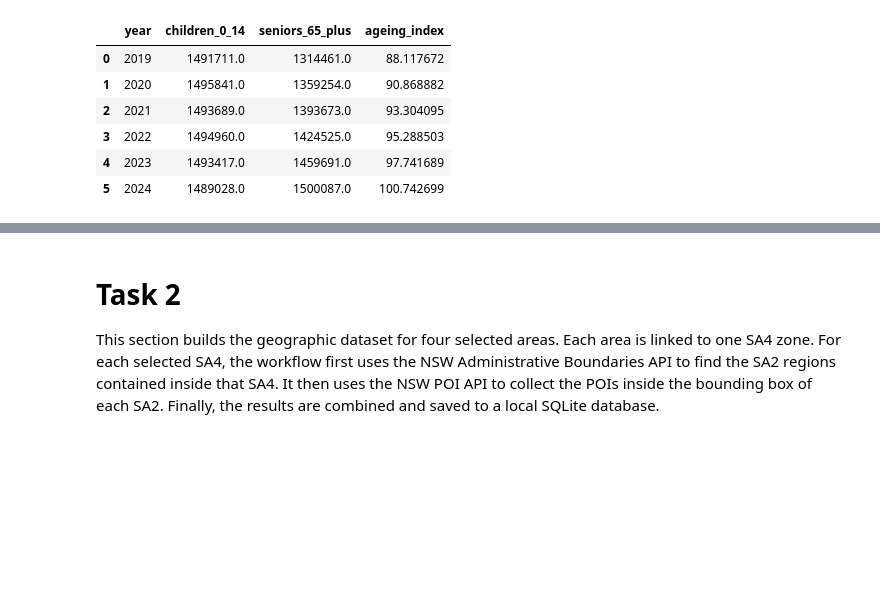
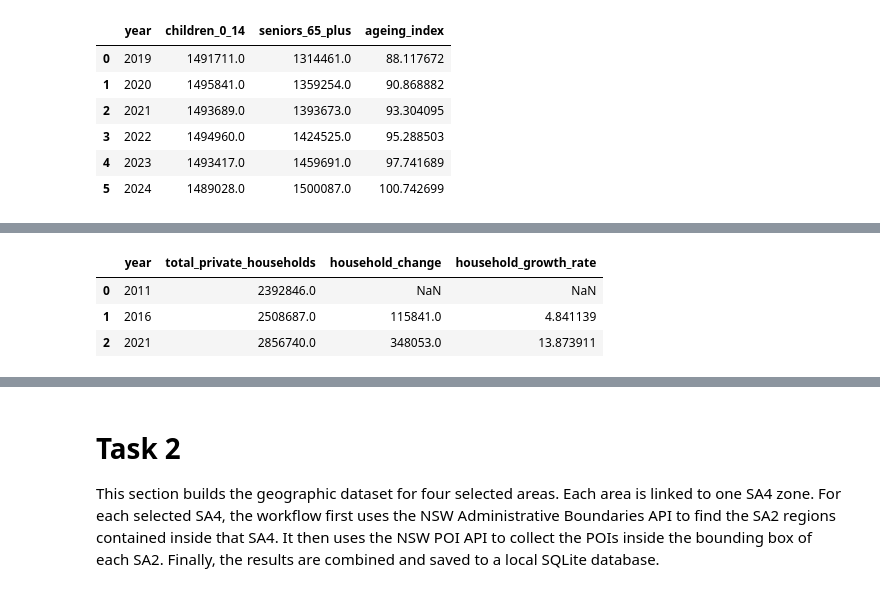
Before and after one commit to felix971/DATA2001_G56, a Jupyter notebook: data2001-版本2.ipynb, the cells around one changed output, grey strips where cells are left out. Cells and saved outputs as stored; diff of their text form; code cells hidden in the pictures; blank space fills up the shorter version.

```diff
--- a/data2001-版本2.ipynb
+++ b/data2001-版本2.ipynb
@@ -995,0 +933,13 @@ print(f"5. Population density (persons/km²): {density_year1} {density_1:.1f}
+# %%
+household_growth_df = vehicle_wide[["year", "total_private_households"]].copy()
+household_growth_df["household_change"] = household_growth_df["total_private_households"].diff()
+household_growth_df["household_growth_rate"] = (
+    household_growth_df["total_private_households"].pct_change() * 100
+)
+
+display(household_growth_df)
+# %% [output]
+|  | year | total_private_households | household_change | household_growth_rate |
+| 0 | 2011 | 2392846.0 | NaN | NaN |
+| 1 | 2016 | 2508687.0 | 115841.0 | 4.841139 |
+| 2 | 2021 | 2856740.0 | 348053.0 | 13.873911 |
```
Also changed, not shown: parts of 31 cells of this notebook.
